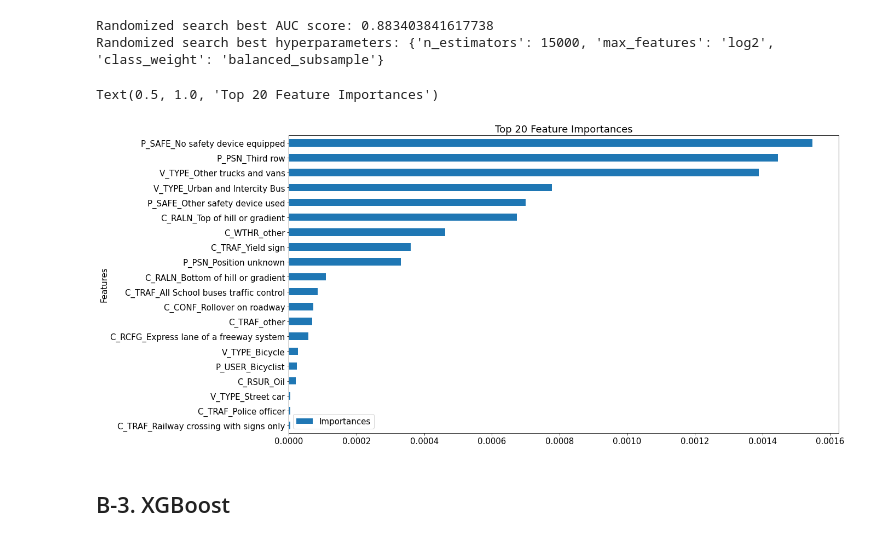
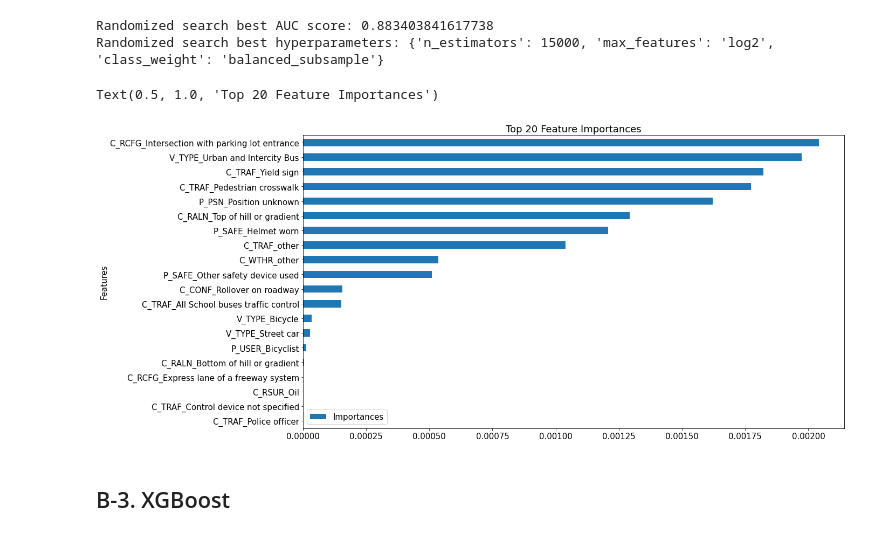
Before and after one commit to Owerre/imbalanced-learning, a Jupyter notebook: canada-collision/notebooks/05-ml.ipynb, the cells around one changed output. Saved outputs shown, nothing was run; the diff lists cells and outputs as text; code cells hidden in the pictures.

```diff
--- a/canada-collision/notebooks/04-ml.ipynb
+++ b/canada-collision/notebooks/05-ml.ipynb
@@ -467,7 +132,7 @@ Name: FATAL, dtype: float64
 transfxn = TransformationPipeline()
 # %%
 # Transform and scale data
-X_train_scaled, X_test_scaled = transfxn.complete_pipeline(X_train, X_test)
+X_train_scaled, X_test_scaled, feat_names = transfxn.preprocessing(X_train, X_test)
 # %%
 # Size of the data after pre-processing
 print('Training set size after pre-processing:', X_train_scaled.shape)
@@ -638,18 +303,18 @@ Randomized search best hyperparameters: {'n_estimators': 15000, 'max_features':
 # %%
 # Load trained model
 rf_clf = joblib.load('../data/rf_clf.pkl')
 
 # Compute feature importances
-importances_df = pd.DataFrame({'Features': X_train_scaled.columns, 'Importances': rf_clf.feature_importances_})
+importances_df = pd.DataFrame({'Features': feat_names, 'Importances': rf_clf.feature_importances_})
 
 # Bar plot
 importances_df.sort_values('Importances', ascending = True, inplace = True)
 importances_df.set_index('Features', inplace = True)
 importances_df.head(20).plot(kind='barh', figsize = (18,10))
 plt.title('Top 20 Feature Importances')
 # %% [output]
 Text(0.5, 1.0, 'Top 20 Feature Importances')
-[figure, old version]
+[figure, new version]
 # %% [markdown]
 ## B-3. XGBoost
 # %%
```
Also changed, not shown: parts of 32 cells of this notebook, 31 other files.
